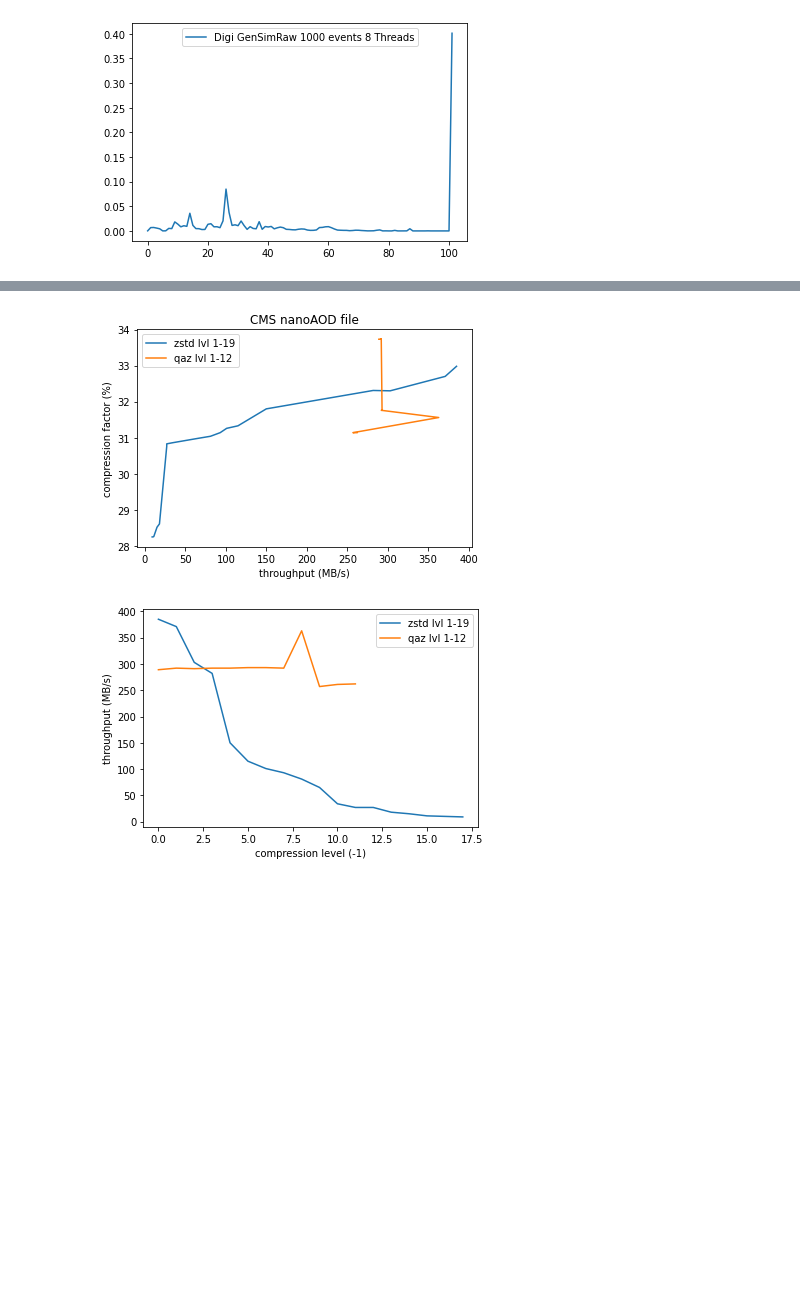
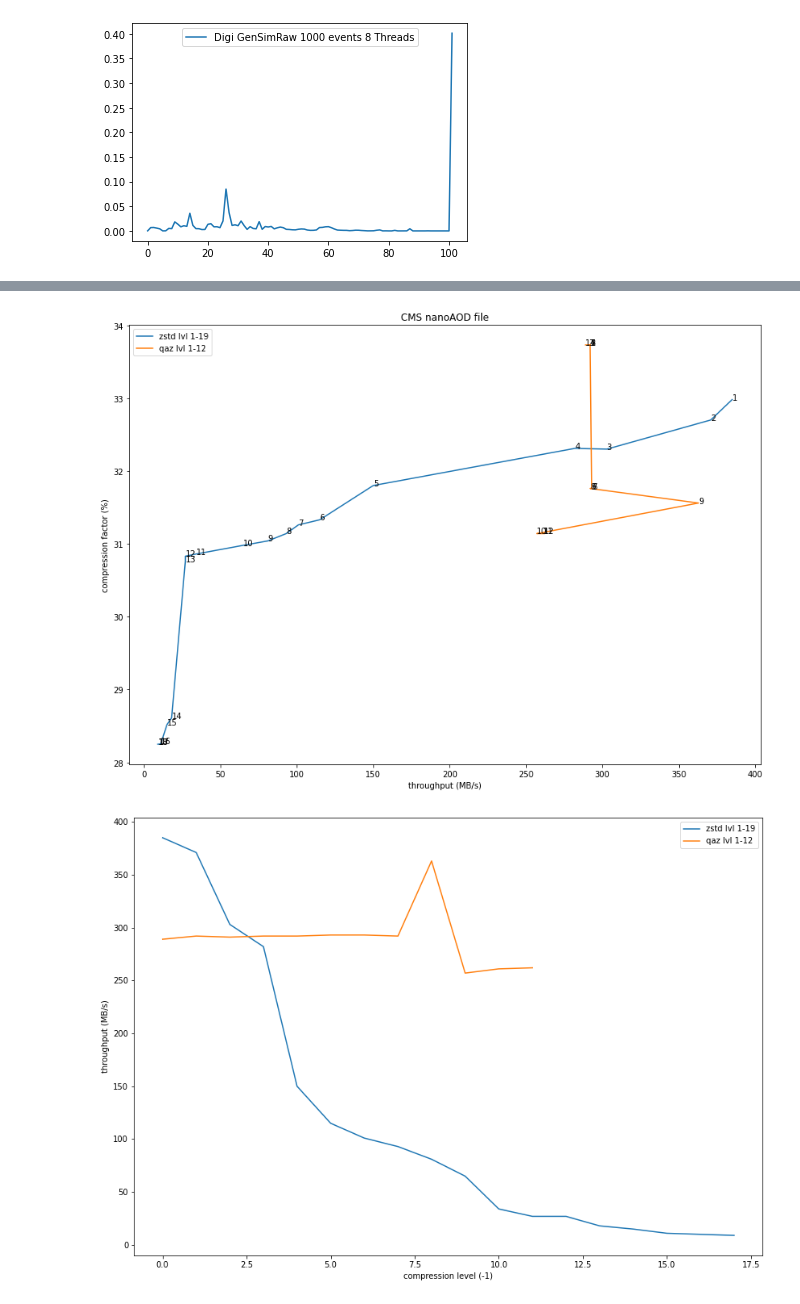
Before and after one commit to VinInn/pyTools, a Jupyter notebook: compression.ipynb, the cells around one changed output, grey strips where cells are left out. Saved outputs shown, nothing was run; the diff lists cells and outputs as text; code cells hidden in the pictures; blank space fills up the shorter version.

```diff
--- a/compression.ipynb
+++ b/compression.ipynb
@@ -153,14 +155,19 @@ zstd_comp = np.array([69.64,69.47,69.17,69.09,68.69,68.49,68.44,68.40,68.37,68.3
 qaz_thr = np.array([512,514,515,503,503,475,479,483,478,448,441,410])
 qaz_comp = np.array([68.86,68.86,68.86,68.86,68.86,68.49,68.49,68.49,68.45,68.32,68.32,68.32])
 
+fig, axs = plt.subplots(figsize=(14, 10))
 plt.title("gcc source tar")
 plt.plot(zstd_thr,zstd_comp,label="zstd lvl 1-19")
 plt.plot(qaz_thr,qaz_comp,label="qaz lvl 1-12")
 plt.xlabel("throughput (MB/s)")
 plt.ylabel("compression factor (%)")
 plt.legend(loc='upper left')
+for i, txt in enumerate(zstd_thr):
+    plt.annotate(i+1, (zstd_thr[i],zstd_comp[i]))
+for i, txt in enumerate(qaz_thr):
+    plt.annotate(i+1, (qaz_thr[i],qaz_comp[i]))
 plt.show()
-
+fig, axs = plt.subplots(figsize=(14, 10))
 plt.plot(zstd_thr,label="zstd lvl 1-19")
 plt.plot(qaz_thr,label="qaz lvl 1-12")
 plt.ylabel("throughput (MB/s)")
@@ -177,14 +184,20 @@ zstd_comp = np.array([19.09,19.07,18.89,18.90,18.61,18.25,18.20,18.14,18.10,18.0
 qaz_thr = np.array([567,564,562,564,569,544,541,540,536,498,502,508])
 qaz_comp = np.array([19.88,19.88,19.88,19.88,19.88,18.70,18.70,18.70,18.60,18.39,18.39,18.39,])
 
+fig, axs = plt.subplots(figsize=(14, 10))
 plt.title("CMS miniAOD file")
 plt.plot(zstd_thr,zstd_comp,label="zstd lvl 1-19")
 plt.plot(qaz_thr,qaz_comp,label="qaz lvl 1-12")
 plt.xlabel("throughput (MB/s)")
 plt.ylabel("compression factor (%)")
 plt.legend(loc='upper left')
+for i, txt in enumerate(zstd_thr):
+    plt.annotate(i+1, (zstd_thr[i],zstd_comp[i]))
+for i, txt in enumerate(qaz_thr):
+    plt.annotate(i+1, (qaz_thr[i],qaz_comp[i]))
 plt.show()
 
+fig, axs = plt.subplots(figsize=(14, 10))
 plt.plot(zstd_thr,label="zstd lvl 1-19")
 plt.plot(qaz_thr,label="qaz lvl 1-12")
 plt.ylabel("throughput (MB/s)")
@@ -197,24 +210,30 @@ plt.show()
 # %%
 zstd_thr = np.array([385,371,303,282,150,115,101,93,81,65,34,27,27,18,15,11,10,9,])
 zstd_comp = np.array([32.98,32.70,32.30,32.31,31.80,31.33,31.26,31.14,31.04,30.98,30.86,30.83,30.76,28.61,28.52,28.26,28.25,28.25,])
 
 qaz_thr = np.array([289,292,291,292,292,293,293,292,363,257,261,262,])
 qaz_comp = np.array([33.73,33.73,33.73,33.73,33.73,31.76,31.76,31.76,31.56,31.14,31.14,31.14,])
 
+fig, axs = plt.subplots(figsize=(14, 10))
 plt.title("CMS nanoAOD file")
 plt.plot(zstd_thr,zstd_comp,label="zstd lvl 1-19")
 plt.plot(qaz_thr,qaz_comp,label="qaz lvl 1-12")
 plt.xlabel("throughput (MB/s)")
 plt.ylabel("compression factor (%)")
 plt.legend(loc='upper left')
+for i, txt in enumerate(zstd_thr):
+    plt.annotate(i+1, (zstd_thr[i],zstd_comp[i]))
+for i, txt in enumerate(qaz_thr):
+    plt.annotate(i+1, (qaz_thr[i],qaz_comp[i]))
 plt.show()
 
+fig, axs = plt.subplots(figsize=(14, 10))
 plt.plot(zstd_thr,label="zstd lvl 1-19")
 plt.plot(qaz_thr,label="qaz lvl 1-12")
 plt.ylabel("throughput (MB/s)")
 plt.xlabel("compression level (-1)")
 plt.legend(loc='upper right')
 plt.show()
 # %% [output]
-[figure, old version]
+[figure, new version]
-[figure, old version]
+[figure, new version]
```
Also changed, not shown: parts of 4 cells of this notebook.
